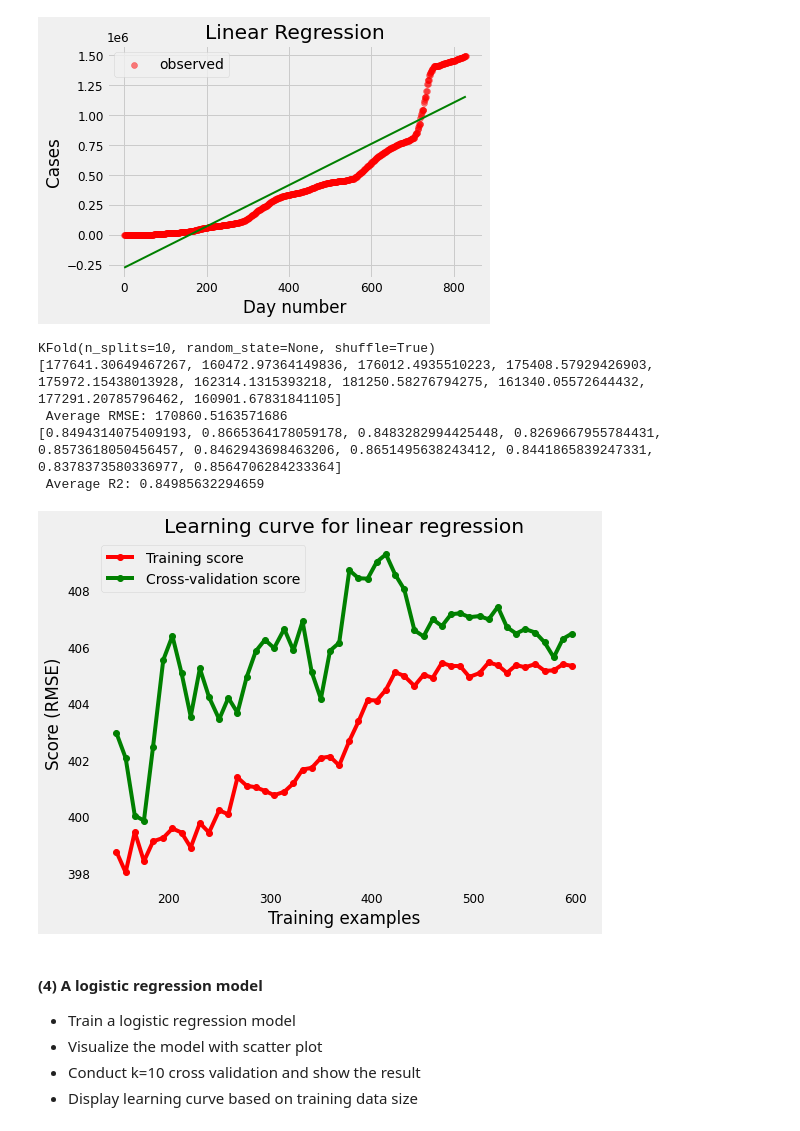
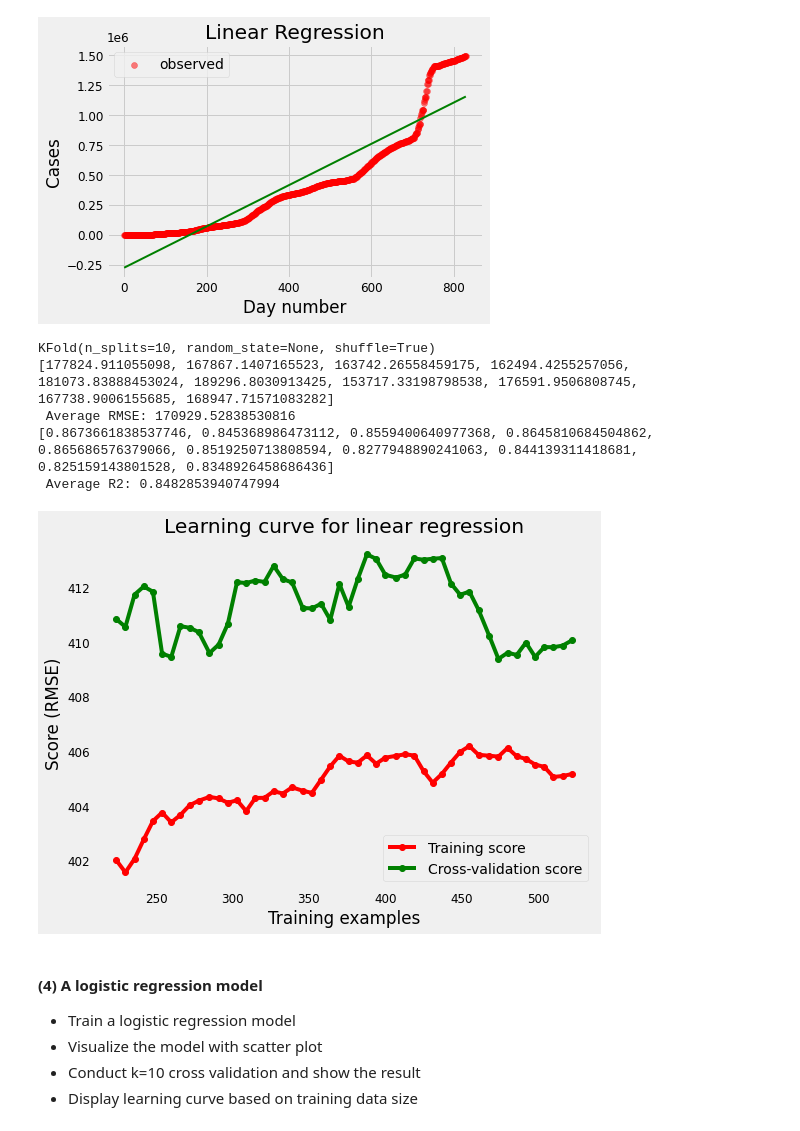
Before and after one commit to miamrodgers/4310-ML, a Jupyter notebook: ME5_simpleRegression_COVID19/simpleLinearRegression.ipynb, the cells around one changed output. Drawn from its saved outputs; the diff is of its cells as text; code cells hidden in the pictures.

```diff
--- a/ME5_simpleRegression_COVID19/simpleLinearRegression.ipynb
+++ b/ME5_simpleRegression_COVID19/simpleLinearRegression.ipynb
@@ -626,4 +626,6 @@ Downloading time_series_covid19_confirmed_US.csv
 # %%
 us_confirmed_timeseries = pd.read_csv(datapath + "time_series_covid19_confirmed_US.csv")
 wash_cases = us_confirmed_timeseries.loc[us_confirmed_timeseries["Province_State"] == "Washington"]
-wash_cases.head()
+wash_cases = wash_cases.drop(columns=['UID', 'iso2', 'iso3', 'FIPS', 'Province_State',
+                             'Country_Region', 'Lat', 'Long_', 'code3', 'Combined_Key', 'Admin2'])
+cases_by_date = wash_cases.sum()
@@ -764,40 +764,40 @@ print(rmse, '\n Average RMSE:', np.mean(rmse))
 print(r2, '\n Average R2:', np.mean(r2))
 # %% [output]
 KFold(n_splits=10, random_state=None, shuffle=True)
-[177641.30649467267, 160472.97364149836, 176012.4935510223, 175408.57929426903, 175972.15438013928, 162314.1315393218, 181250.58276794275, 161340.05572644432, 177291.20785796462, 160901.67831841105]
- Average RMSE: 170860.5163571686
-[0.8494314075409193, 0.8665364178059178, 0.8483282994425448, 0.8269667955784431, 0.8573618050456457, 0.8462943698463206, 0.8651495638243412, 0.8441865839247331, 0.8378373580336977, 0.8564706284233364]
- Average R2: 0.84985632294659
+[177824.911055098, 167867.1407165523, 163742.26558459175, 162494.4255257056, 181073.83888453024, 189296.8030913425, 153717.33198798538, 176591.9506808745, 167738.9006155685, 168947.71571083282]
+ Average RMSE: 170929.52838530816
+[0.8673661838537746, 0.845368986473112, 0.8559400640977368, 0.8645810684504862, 0.865686576379066, 0.8519250713808594, 0.8277948890241063, 0.844139311418681, 0.825159143801528, 0.8348926458686436]
+ Average R2: 0.8482853940747994
 # %%
 # Display learning curve
-train_sizes = np.linspace(0.2, 0.8, 50)
+train_sizes = np.linspace(0.3, 0.7, 50)
 
 train_sizes, train_mse, test_mse = learning_curve(covid_model, X, y,
                                     train_sizes = train_sizes,
                                     scoring='neg_root_mean_squared_error',
                                     cv=10, shuffle=True)
 
 train_scores = np.sqrt(np.abs(train_mse))
 test_scores = np.sqrt(np.abs(test_mse))
 
 train_scores_mean = np.mean(train_scores, axis=1)
 test_scores_mean = np.mean(test_scores, axis=1)
 
 # Plot learning curve
 fig, ax = plt.subplots(1, 1, figsize=(8, 6))
 
 ax.set_title('Learning curve for linear regression')
 ax.set_xlabel("Training examples")
 ax.set_ylabel("Score (RMSE)")
 ax.grid()
 
 ax.plot(train_sizes, train_scores_mean, 'o-', color="r", label="Training score")
 ax.plot(train_sizes, test_scores_mean, 'o-', color="g", label="Cross-validation score")
 ax.legend(loc="best")
 
 plt.show()
 # %% [output]
-[figure, old version]
+[figure, new version]
 # %% [markdown]
 #### (4) A logistic regression model
 
```
Also changed, not shown: parts of 20 cells of this notebook, 2 other files.
